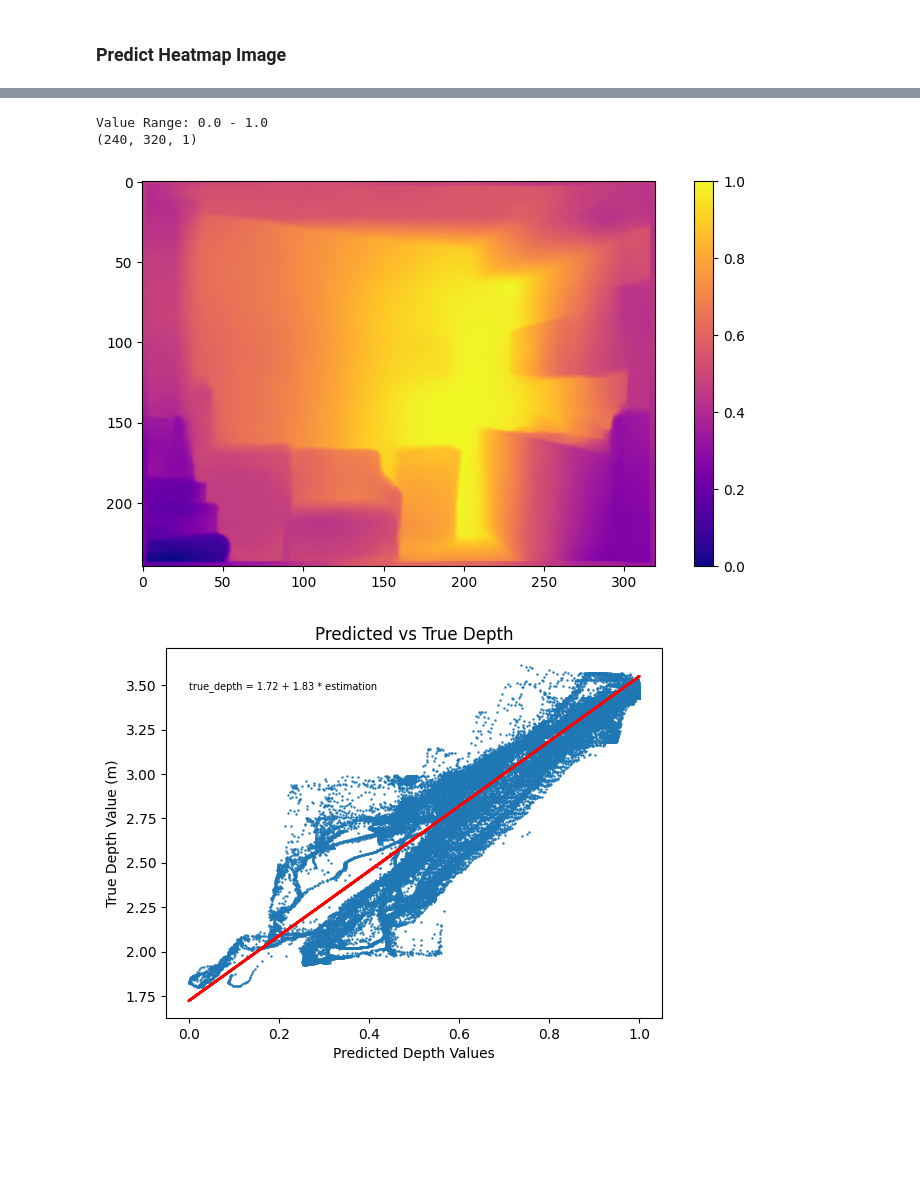
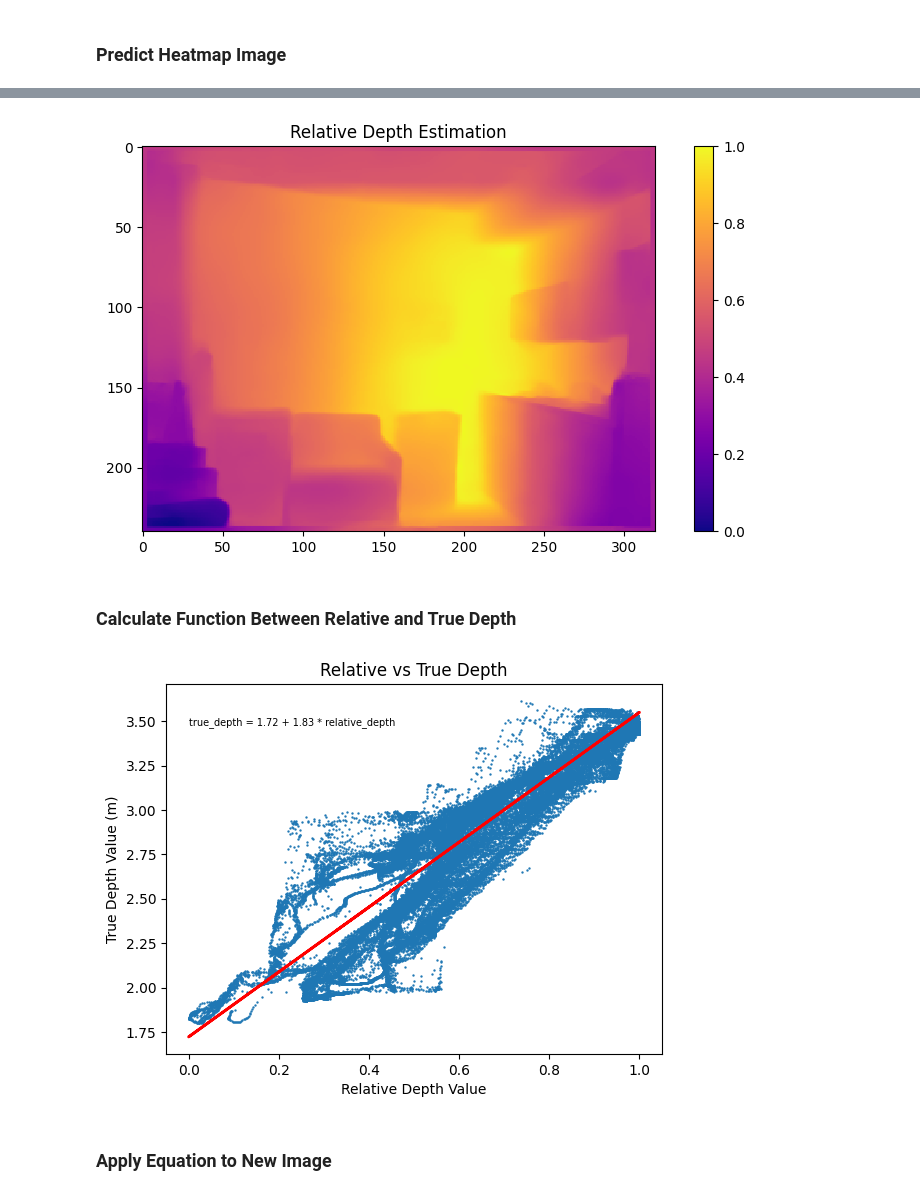
Before and after one commit to henrykaus/monocular-depth-estimation, a Jupyter notebook: notebook.ipynb, the cells around one changed output, grey strips where cells are left out. Saved outputs shown, nothing was run; the diff lists cells and outputs as text; code cells hidden in the pictures; blank space fills up the shorter version.

Commit message:
Added application of equation to new image

```diff
--- a/notebook.ipynb
+++ b/notebook.ipynb
@@ -78,0 +71,18 @@ It took:  24.242284536361694
+# %%
+def display(image, title):
+    plt.figure(figsize=(10,5))
+    out = plt.imshow(image, cmap='plasma', interpolation='nearest')
+    out = plt.colorbar()
+    plt.title(title)
+
+# Delete every other row and column of the array so it matched dimensions of out predicted image
+def condense_image(image_src):
+    image = np.copy(image_src)
+    for row in reversed(range(len(image))):
+        if row % 2 != 0:
+            image = np.delete(image, row, 0)
+
+    for column in reversed(range(len(image[0]))):
+        if column % 2 != 0:
+            image = np.delete(image, column, 1)
+    return image
@@ -113,24 +114,16 @@ out = plt.colorbar()
 # %%
 # Display Predicted Image
 def normalize_image(image):
     min = np.min(image)
     max = np.max(image)
     return (image - min) / (max - min)
 
-def display(image):
-    print("Value Range:", image.min(), "-", image.max())
-    print(image.shape)
-    plt.figure(figsize=(10,5))
-    out = plt.imshow(image, cmap='plasma')
-    out = plt.colorbar()
-
-predicted_image = normalize_image(np.asarray(outputs[0])) # This output can be messed with however now
-display(predicted_image)
-# plt.savefig('results.png')
+predicted_image = normalize_image(np.asarray(outputs[0]))
+display(predicted_image, "Relative Depth Estimation")
 # %% [output]
-Value Range: 0.0 - 1.0
-(240, 320, 1)
-[figure, old version]
+[figure, new version]
+# %% [markdown]
+### Calculate Function Between Relative and True Depth
 # %%
 # Display the two images as a function between each other
 x_axis = predicted_image.flatten()
@@ -139,13 +132,15 @@ y_axis = true_depth_image.flatten()
 a, b = np.polyfit(x_axis, y_axis, 1)
 
 plt.scatter(x_axis, y_axis, s=0.5)
-plt.title('Predicted vs True Depth')
-plt.xlabel('Predicted Depth Values')
+plt.title('Relative vs True Depth')
+plt.xlabel('Relative Depth Value')
 plt.ylabel('True Depth Value (m)')
 plt.plot(x_axis, a*x_axis + b, linewidth=2, color='red')
-plt.text(0, 3.48, 'true_depth = ' + '{:.2f}'.format(b) + ' + {:.2f}'.format(a) + ' * estimation', size=7)
+plt.text(0, 3.48, 'true_depth = ' + '{:.2f}'.format(b) + ' + {:.2f}'.format(a) + ' * relative_depth', size=7)
 plt.show()
 # %% [output]
-[figure, old version]
+[figure, new version]
+# %% [markdown]
+### Apply Equation to New Image
 # %%
 # Apply the equation to a new image
```
Also changed, not shown: parts of 10 cells of this notebook, 3 other files.
